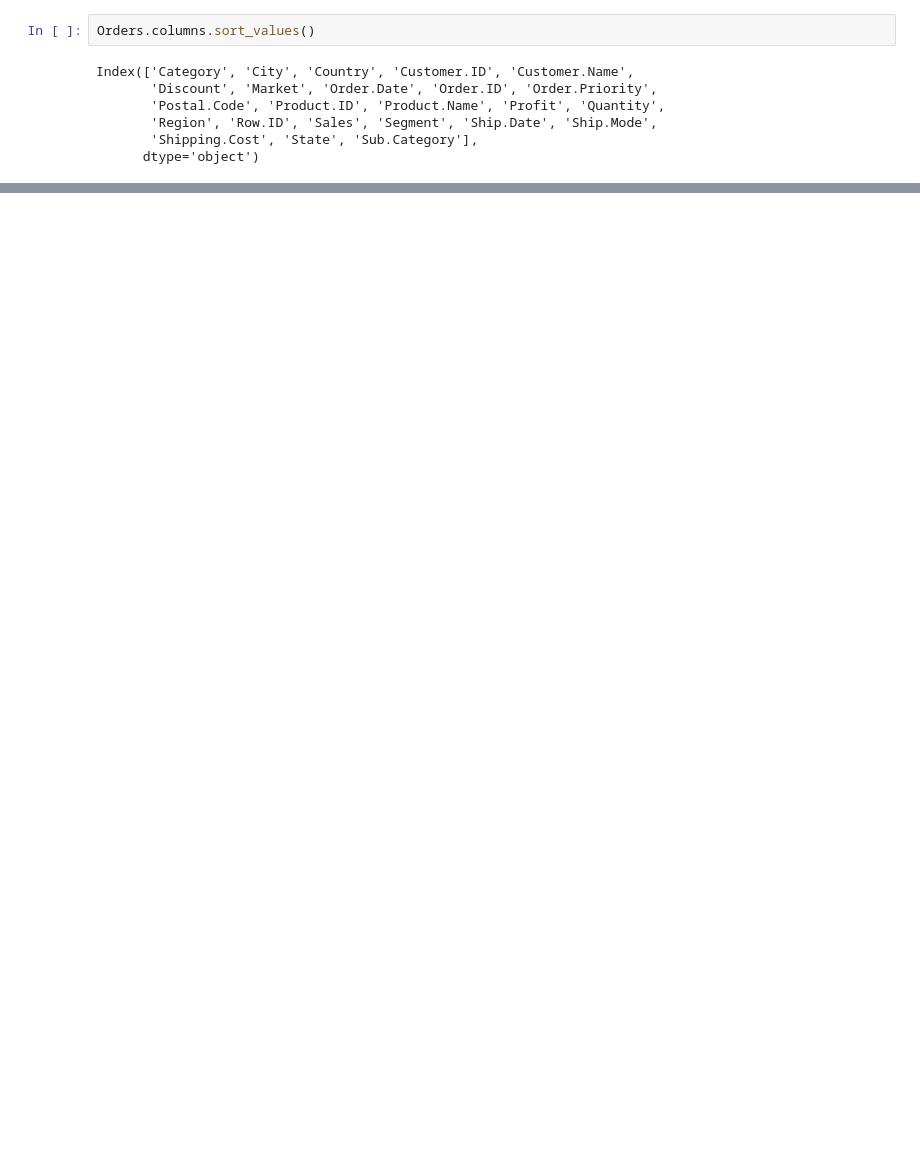
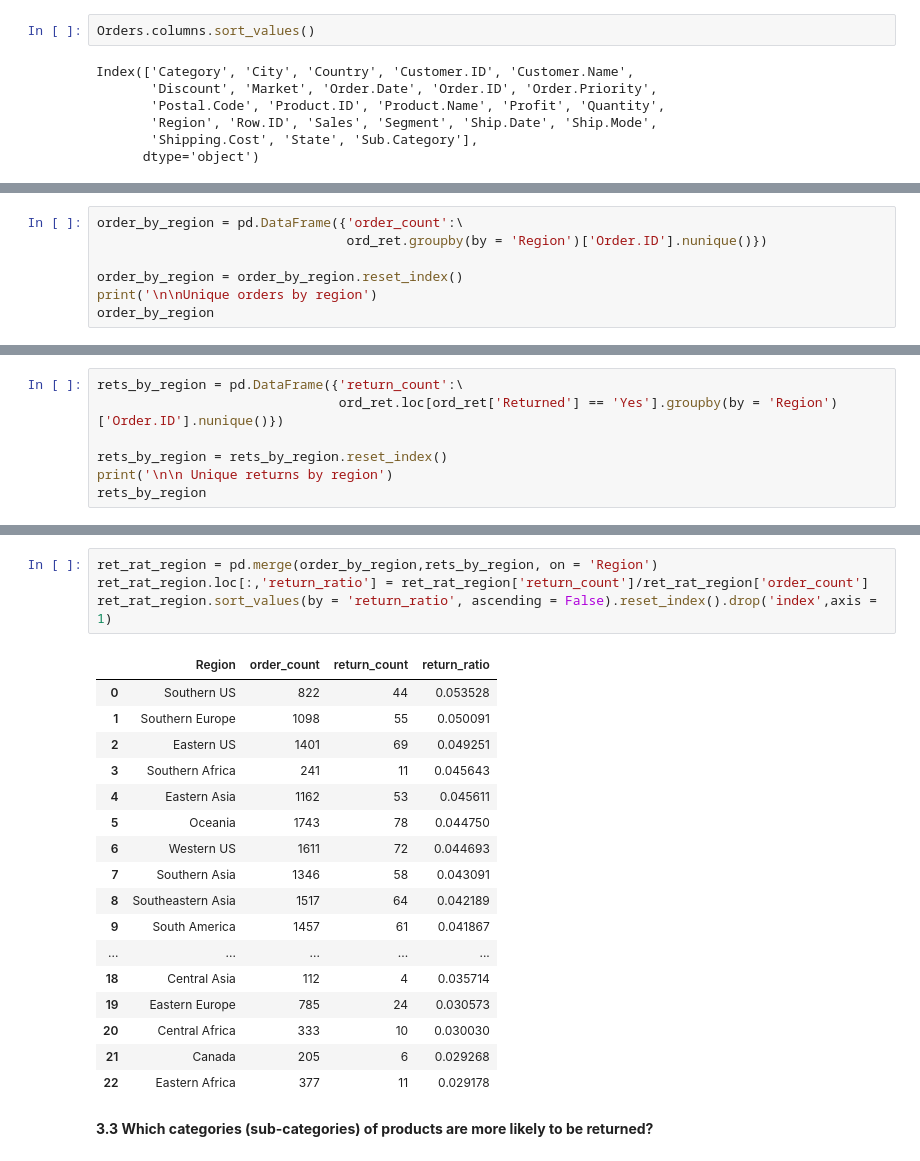
Before and after one commit to Rob-Lando/ml-lab, a Jupyter notebook: Machine_Learning_Lab.ipynb, the cells around one changed output, grey strips where cells are left out. Cells and saved outputs as stored; diff of their text form; blank space fills up the shorter version.

```diff
--- a/Machine_Learning_Lab.ipynb
+++ b/Machine_Learning_Lab.ipynb
@@ -126,0 +275,7 @@ fig.show()
+# %%
+order_by_region = pd.DataFrame({'order_count':\
+                                ord_ret.groupby(by = 'Region')['Order.ID'].nunique()})
+
+order_by_region = order_by_region.reset_index()
+print('\n\nUnique orders by region')
+order_by_region
@@ -126,0 +301,7 @@ fig.show()
+# %%
+rets_by_region = pd.DataFrame({'return_count':\
+                               ord_ret.loc[ord_ret['Returned'] == 'Yes'].groupby(by = 'Region')['Order.ID'].nunique()})
+
+rets_by_region = rets_by_region.reset_index()
+print('\n\n Unique returns by region')
+rets_by_region
@@ -126,0 +327,24 @@ fig.show()
+# %%
+ret_rat_region = pd.merge(order_by_region,rets_by_region, on = 'Region')
+ret_rat_region.loc[:,'return_ratio'] = ret_rat_region['return_count']/ret_rat_region['order_count']
+ret_rat_region.sort_values(by = 'return_ratio', ascending = False).reset_index().drop('index',axis = 1)
+# %% [output]
+|  | Region | order_count | return_count | return_ratio |
+| 0 | Southern US | 822 | 44 | 0.053528 |
+| 1 | Southern Europe | 1098 | 55 | 0.050091 |
+| 2 | Eastern US | 1401 | 69 | 0.049251 |
+| 3 | Southern Africa | 241 | 11 | 0.045643 |
+| 4 | Eastern Asia | 1162 | 53 | 0.045611 |
+| 5 | Oceania | 1743 | 78 | 0.044750 |
+| 6 | Western US | 1611 | 72 | 0.044693 |
+| 7 | Southern Asia | 1346 | 58 | 0.043091 |
+| 8 | Southeastern Asia | 1517 | 64 | 0.042189 |
+| 9 | South America | 1457 | 61 | 0.041867 |
+| ... | ... | ... | ... | ... |
+| 18 | Central Asia | 112 | 4 | 0.035714 |
+| 19 | Eastern Europe | 785 | 24 | 0.030573 |
+| 20 | Central Africa | 333 | 10 | 0.030030 |
+| 21 | Canada | 205 | 6 | 0.029268 |
+| 22 | Eastern Africa | 377 | 11 | 0.029178 |
+# %% [markdown]
+**3.3 Which categories (sub-categories) of products are more likely to be returned?**
```
Also changed, not shown: parts of 48 cells of this notebook.
